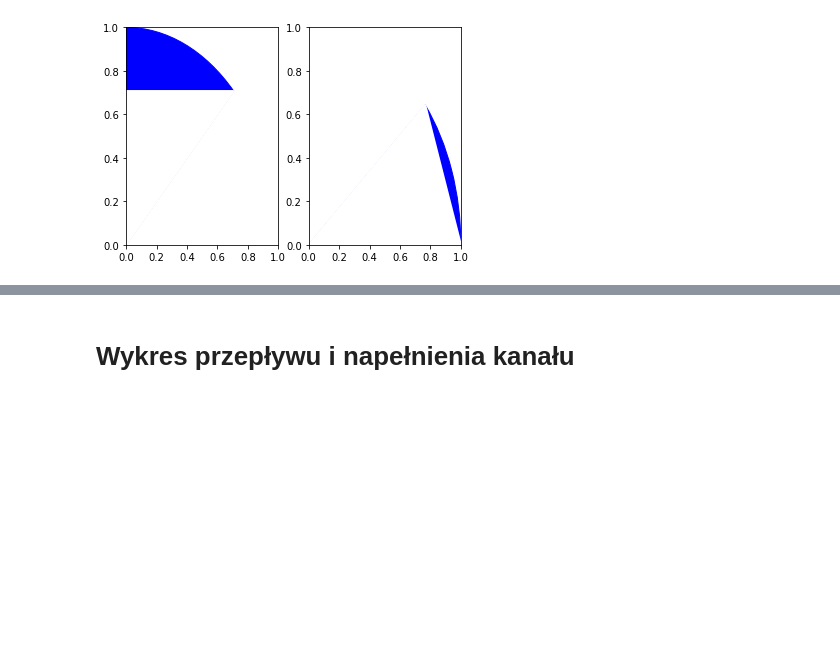
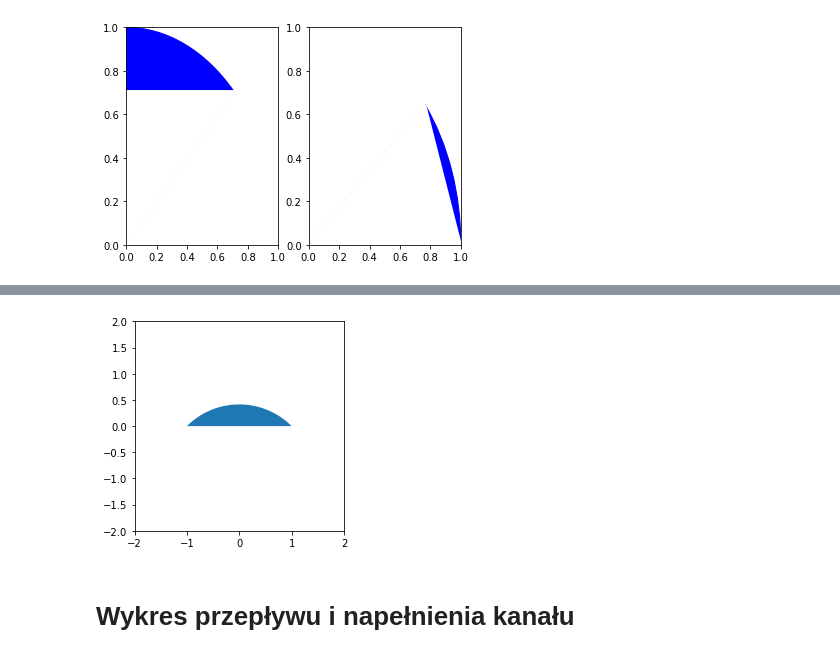
Before and after one commit to BuczynskiRafal/pipe_calculations, a Jupyter notebook: Pipe_drop.ipynb, the cells around one changed output, grey strips where cells are left out. Cells and saved outputs as stored; diff of their text form; code cells hidden in the pictures; blank space fills up the shorter version.

```diff
--- a/Pipe_drop.ipynb
+++ b/Pipe_drop.ipynb
@@ -258,3 +330,27 @@ filled_arc((0,0), 1, 0, 40, ax[1], "blue")
+# %%
+import matplotlib.pyplot as plt
+import numpy as np
+
+plt.rcParams["figure.figsize"] = [7.50, 3.50]
+plt.rcParams["figure.autolayout"] = True
+
+fg, ax = plt.subplots(1, 1)
+
+r = 2.
+yoff = -1
+
+x = np.arange(-1., 1.05, 0.05)
+y = np.sqrt(r - x ** 2) + yoff
+
+ax.fill_between(x, y, 0)
+ax.axis([-2, 2, -2, 2])
+ax.set_aspect("equal")
+
+fg.canvas.draw()
+
+plt.show()
+# %% [output]
+[figure, added]
 # %% [markdown]
 # Wykres przepływu i napełnienia kanału
 # %% [markdown]
```
Also changed, not shown: parts of 4 cells of this notebook.
